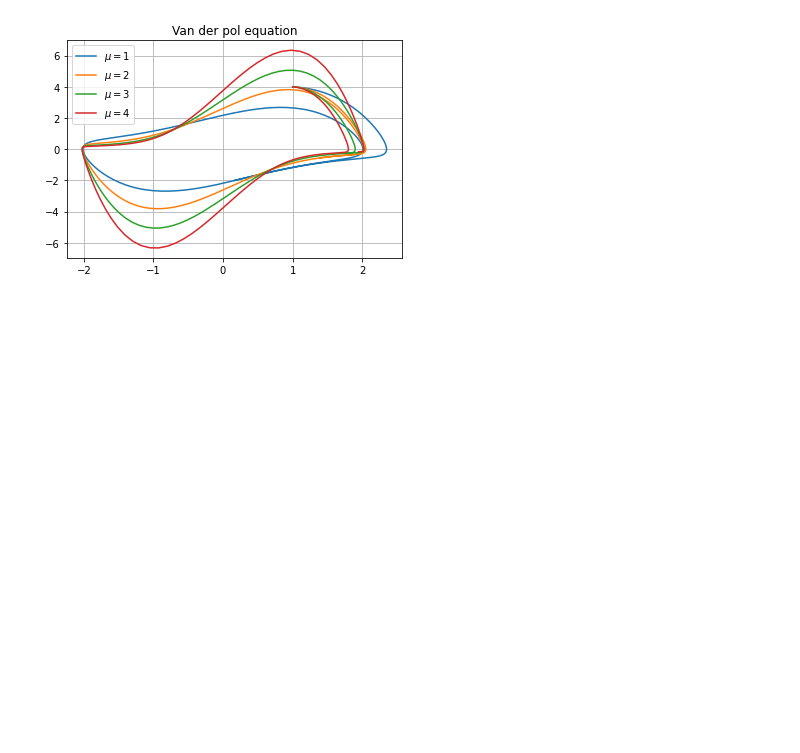
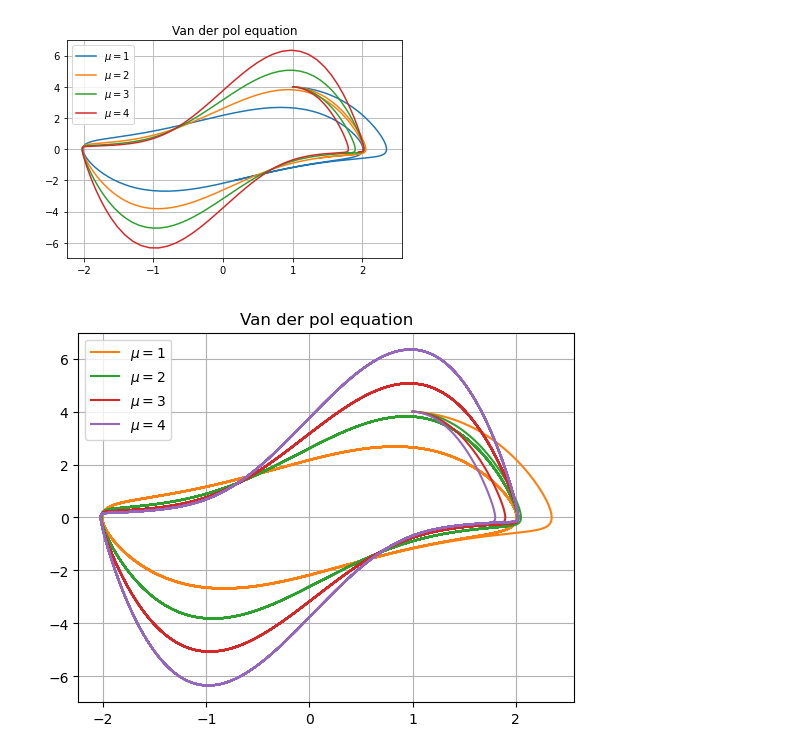
Before and after one commit to byeolla/science_dnn, a Jupyter notebook: final_project/MTH3033_P2.ipynb, the cells around one changed output. Drawn from its saved outputs; the diff is of its cells as text; code cells hidden in the pictures; blank space fills up the shorter version.

```diff
--- a/final_project/MTH3033_P2.ipynb
+++ b/final_project/MTH3033_P2.ipynb
@@ -198,0 +208,26 @@ c) Plot $x$ versus $x'$ for $x(0) = 1$ and $x'(0)=4$ for each value $\mu = 1,2,3
+# %%
+def van_der_pol(mu, u0, t):
+    mu = mu
+    def func(u0, t, args=(mu)):
+        x, y = u0
+        dydt = [y, mu*(1-x**2)*y - x]
+        return dydt
+
+    sol = odeint(func, u0, t)
+    return sol
+# %%
+t = np.linspace(0, 100, 50000)
+u0 = [1, 4]
+mus = [1, 2, 3, 4]
+styles = ["C1","C2","C3", "C4"]
+
+for mu, style in zip(mus, styles):
+    sol = van_der_pol(mu, u0, t)
+    plt.plot(sol[:, 0], sol[:, 1], c=style, label=f"$\mu = {mu}$")
+
+plt.title("Van der pol equation")
+plt.grid(True)
+plt.legend()
+plt.show()
+# %% [output]
+[figure, added]
```
Also changed, not shown: parts of 4 cells of this notebook.
